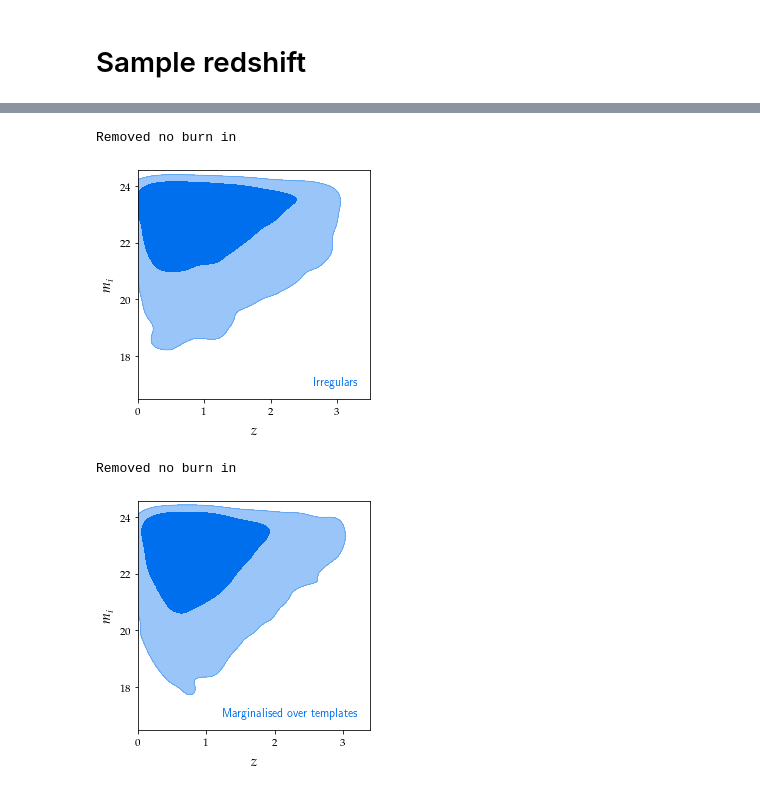
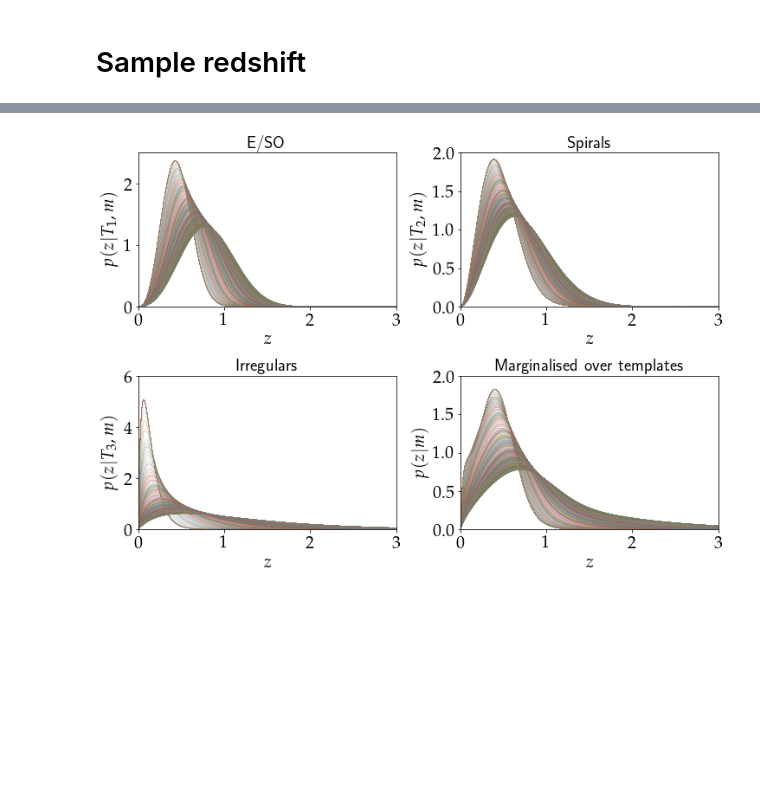
Before and after one commit to Harry45/BHM-nz, a Jupyter notebook: reference/BL-2016/understanding.ipynb, the cells around one changed output, grey strips where cells are left out. Cells and saved outputs as stored; diff of their text form; code cells hidden in the pictures; blank space fills up the shorter version.

```diff
--- a/reference/BL-2016/understanding.ipynb
+++ b/reference/BL-2016/understanding.ipynb
@@ -351,2 +346,0 @@ Wall time: 27.8 s
-# %%
-nselected = 1000
@@ -400,10 +368,0 @@ Removed no burn in
-# %%
-generate_2d_plot(data_irr, name = 'Irregulars')
-# %% [output]
-Removed no burn in
-[figure, removed]
-# %%
-generate_2d_plot(data_marg, name = 'Marginalised over templates')
-# %% [output]
-Removed no burn in
-[figure, removed]
@@ -409,0 +437,4 @@ Removed no burn in
+# %%
+plot_1d_redshift_distributions(z_grid, [redshift_eso, redshift_spi, redshift_irr, redshift_marg], nselected=1000)
+# %% [output]
+[figure, added]
```
Also changed, not shown: parts of 27 cells of this notebook, 1 other file.
